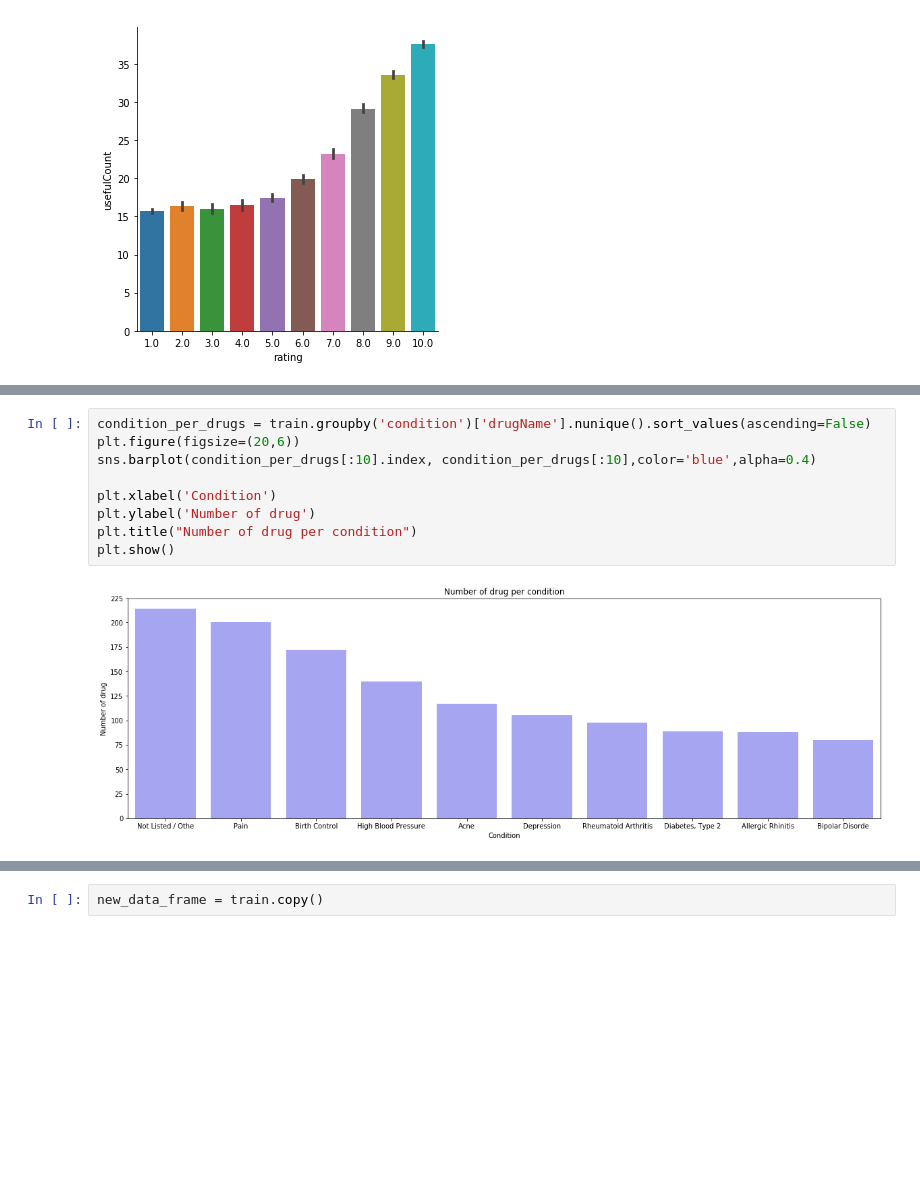
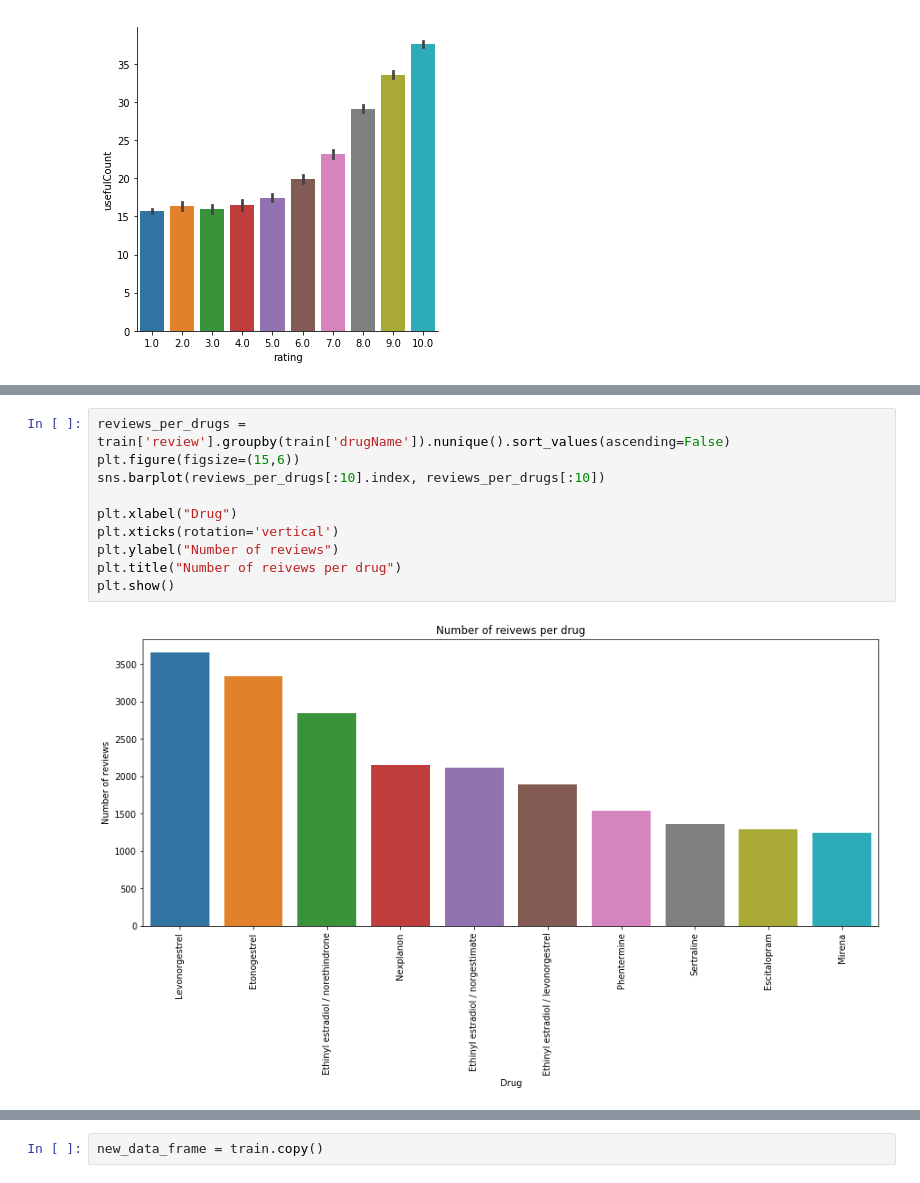
Before and after one commit to tamarakatic/sentiment-analysis-of-drug-reviews, a Jupyter notebook: notebooks/1.0-analysis-of-drugs-reviews.ipynb, the cells around one changed output, grey strips where cells are left out. Cells and saved outputs as stored; diff of their text form; blank space fills up the shorter version.

```diff
--- a/notebooks/1.0-analysis-of-drugs-reviews.ipynb
+++ b/notebooks/1.0-analysis-of-drugs-reviews.ipynb
@@ -116,14 +131,15 @@ plt.show()
 # %%
-condition_per_drugs = train.groupby('condition')['drugName'].nunique().sort_values(ascending=False)
-plt.figure(figsize=(20,6))
-sns.barplot(condition_per_drugs[:10].index, condition_per_drugs[:10],color='blue',alpha=0.4)
+reviews_per_drugs = train['review'].groupby(train['drugName']).nunique().sort_values(ascending=False)
+plt.figure(figsize=(15,6))
+sns.barplot(reviews_per_drugs[:10].index, reviews_per_drugs[:10])
 
-plt.xlabel('Condition')
-plt.ylabel('Number of drug')
-plt.title("Number of drug per condition")
+plt.xlabel("Drug")
+plt.xticks(rotation='vertical')
+plt.ylabel("Number of reviews")
+plt.title("Number of reivews per drug")
 plt.show()
 # %% [output]
-[figure, old version]
+[figure, new version]
 # %%
 plt.figure(figsize=(10,10))
 sns.distplot(train.rating, label='Train', color='blue')
```
Also changed, not shown: parts of 16 cells of this notebook.
